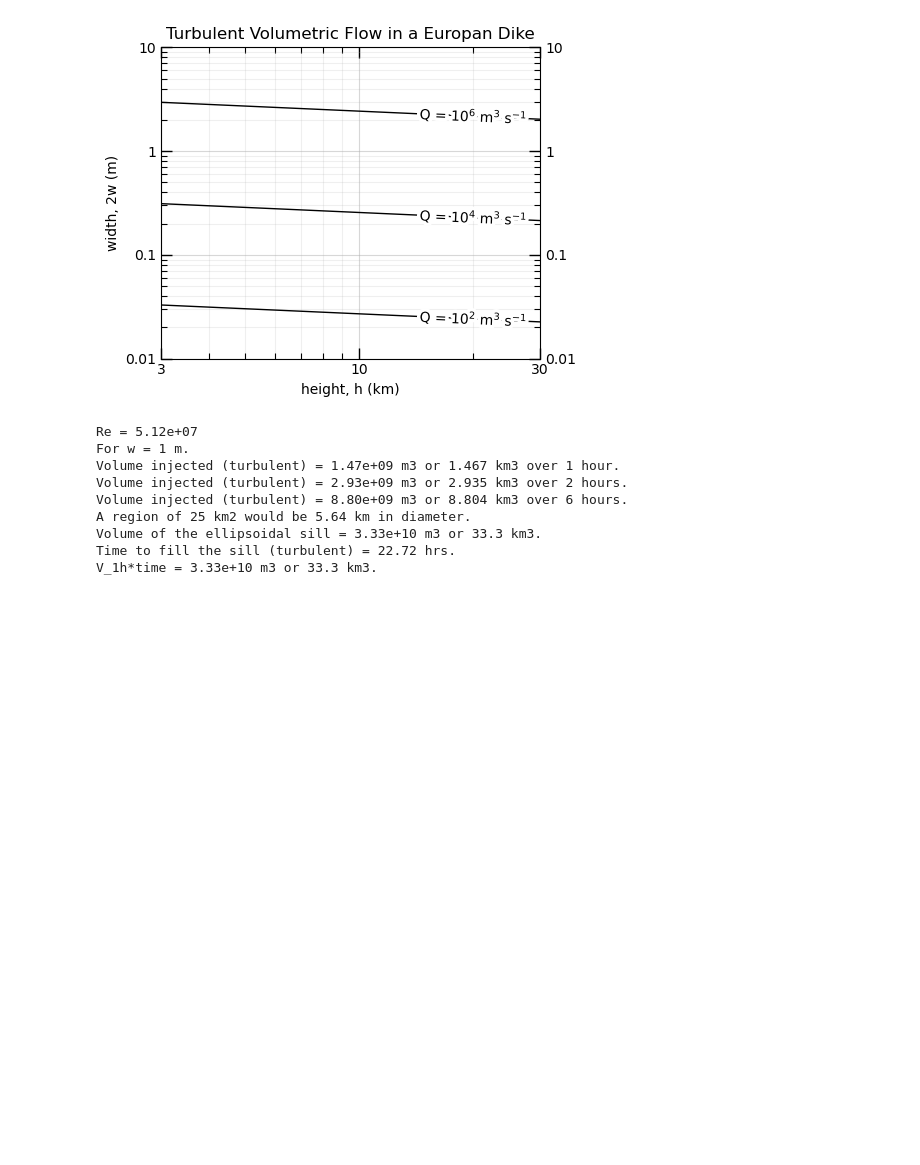
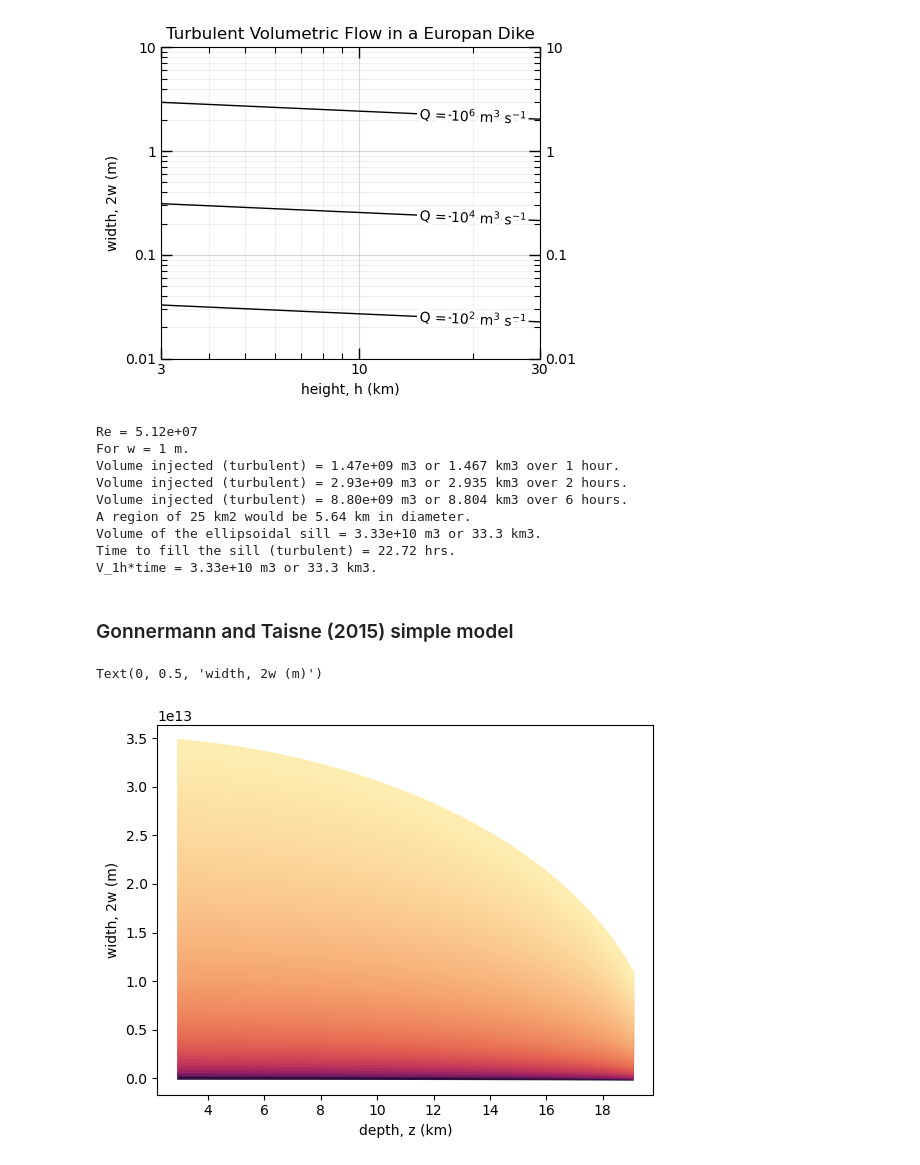
Before and after one commit to CottomR-et-al/Europa-ice-ocean-exchange, a Jupyter notebook: F25_Dikes_Europa.ipynb, the cells around one changed output. Drawn from its saved outputs; the diff is of its cells as text; code cells hidden in the pictures; blank space fills up the shorter version.

```diff
--- a/F25_Dikes_Europa.ipynb
+++ b/F25_Dikes_Europa.ipynb
@@ -430,3 +430,16 @@ for v in velocities[:,0]:
     b = A / 1 # w = 1 m
     B.append(b)
 B = np.array(B)
+# %% [markdown]
+### Gonnermann and Taisne (2015) simple model
+# %%
+### 10.6
+z = np.linspace(3e3, 19e3, 100)  # meters, log-spaced
+for dp in DP:
+    width = ((1-nu) * dp / eta_w) * (np.sqrt(max_depth**2 - z**2))
+    plt.plot(width, z/1e3, color=cmap(DP_norm(dp)), linewidth=4)
+plt.ylabel('depth, z (km)')
+plt.ylabel('width, 2w (m)')
+# %% [output]
+Text(0, 0.5, 'width, 2w (m)')
+[figure, added]
```
Also changed, not shown: parts of 4 cells of this notebook.
